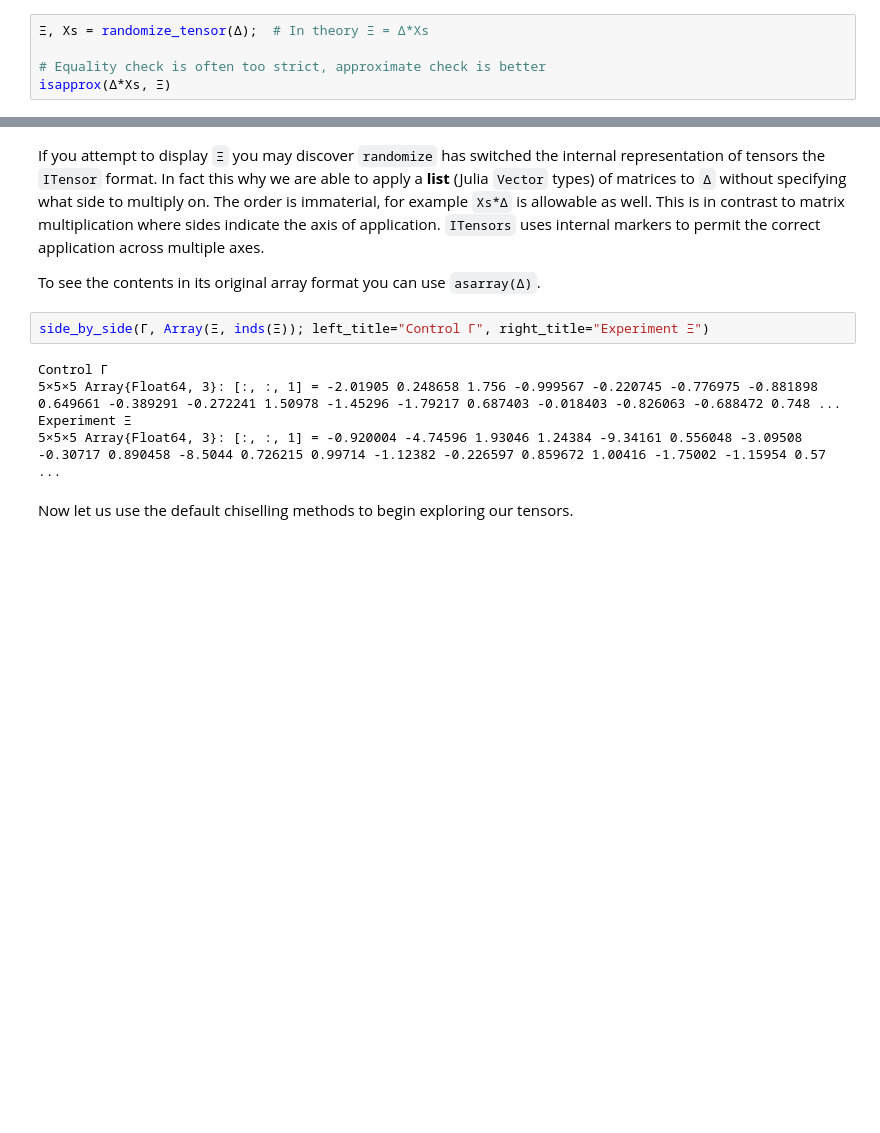
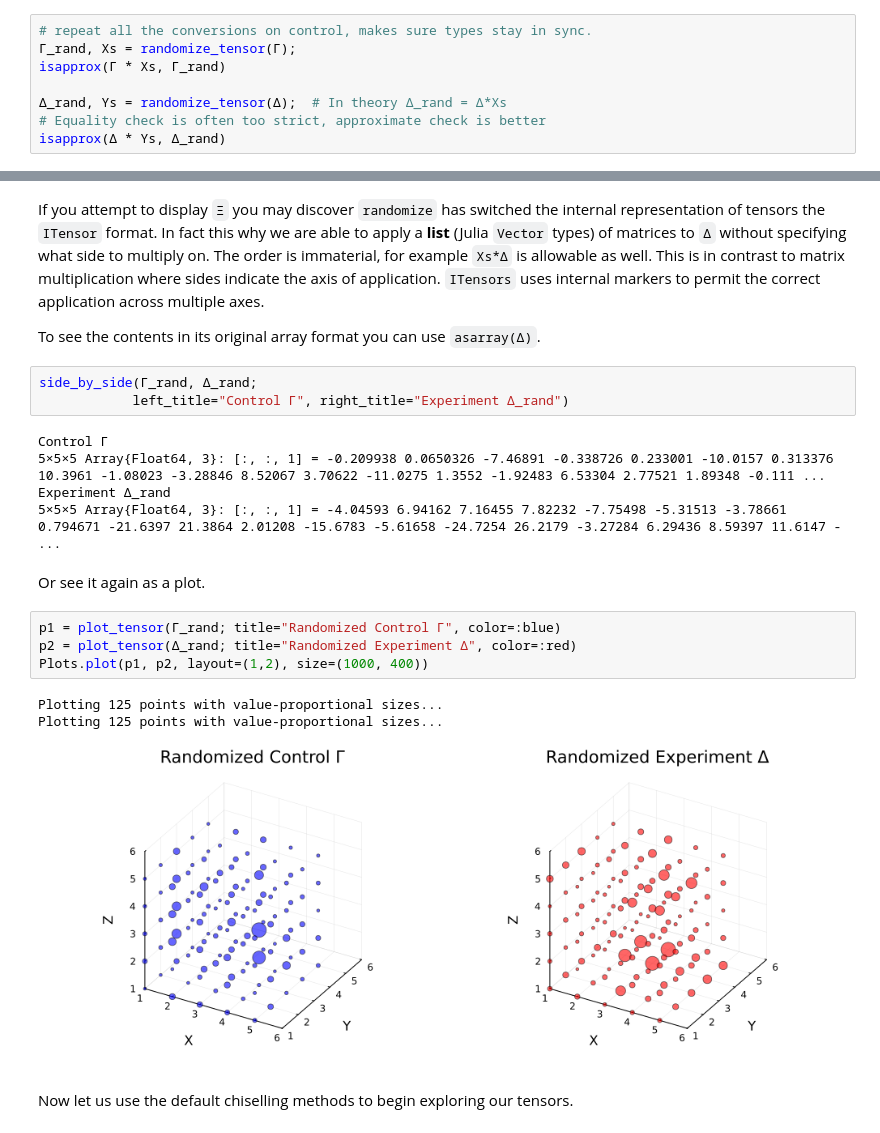
Before and after one commit to thetensor-space/OpenDleto, a Jupyter notebook: labs/clusters/Chiseling101.ipynb, the cells around one changed output, grey strips where cells are left out. Cells and saved outputs as stored; diff of their text form; blank space fills up the shorter version.

```diff
--- a/labs/clusters/Chiseling101.ipynb
+++ b/labs/clusters/Chiseling101.ipynb
@@ -56,10 +67,13 @@ The control tensor very likely has few to no all zero axes whereas the experimen
 
 It should now be much less obvious that the control and experminet are any different.
 # %%
-Ξ, Xs = randomize_tensor(Δ);  # In theory Ξ = Δ*Xs
+# repeat all the conversions on control, makes sure types stay in sync.
+Γ_rand, Xs = randomize_tensor(Γ);
+isapprox(Γ * Xs, Γ_rand)
 
+Δ_rand, Ys = randomize_tensor(Δ);  # In theory Δ_rand = Δ*Xs
 # Equality check is often too strict, approximate check is better
-isapprox(Δ*Xs, Ξ)
+isapprox(Δ * Ys, Δ_rand)
 # %% [output]
 true
 # %% [markdown]
@@ -67,12 +81,23 @@ If you attempt to display `Ξ` you may discover `randomize` has switched the int
 
 To see the contents in its original array format you can use `asarray(Δ)`.
 # %%
-side_by_side(Γ, Array(Ξ, inds(Ξ)); left_title="Control Γ", right_title="Experiment Ξ")
+side_by_side(Γ_rand, Δ_rand;
+            left_title="Control Γ", right_title="Experiment Δ_rand")
 # %% [output]
 Control Γ
-5×5×5 Array{Float64, 3}: [:, :, 1] = -2.01905 0.248658 1.756 -0.999567 -0.220745 -0.776975 -0.881898 0.649661 -0.389291 -0.272241 1.50978 -1.45296 -1.79217 0.687403 -0.018403 -0.826063 -0.688472 0.748 ...
-Experiment Ξ
-5×5×5 Array{Float64, 3}: [:, :, 1] = -0.920004 -4.74596 1.93046 1.24384 -9.34161 0.556048 -3.09508 -0.30717 0.890458 -8.5044 0.726215 0.99714 -1.12382 -0.226597 0.859672 1.00416 -1.75002 -1.15954 0.57 ...
+5×5×5 Array{Float64, 3}: [:, :, 1] = -0.209938 0.0650326 -7.46891 -0.338726 0.233001 -10.0157 0.313376 10.3961 -1.08023 -3.28846 8.52067 3.70622 -11.0275 1.3552 -1.92483 6.53304 2.77521 1.89348 -0.111 ...
+Experiment Δ_rand
+5×5×5 Array{Float64, 3}: [:, :, 1] = -4.04593 6.94162 7.16455 7.82232 -7.75498 -5.31513 -3.78661 0.794671 -21.6397 21.3864 2.01208 -15.6783 -5.61658 -24.7254 26.2179 -3.27284 6.29436 8.59397 11.6147 - ...
+# %% [markdown]
+Or see it again as a plot.
+# %%
+p1 = plot_tensor(Γ_rand; title="Randomized Control Γ", color=:blue)
+p2 = plot_tensor(Δ_rand; title="Randomized Experiment Δ", color=:red)
+Plots.plot(p1, p2, layout=(1,2), size=(1000, 400))
+# %% [output]
+Plotting 125 points with value-proportional sizes...
+Plotting 125 points with value-proportional sizes...
+[figure, added]
 # %% [markdown]
 Now let us use the default chiselling methods to begin exploring our tensors.
 # %% [markdown]
```
Also changed, not shown: parts of 9 cells of this notebook, 5 other files.
